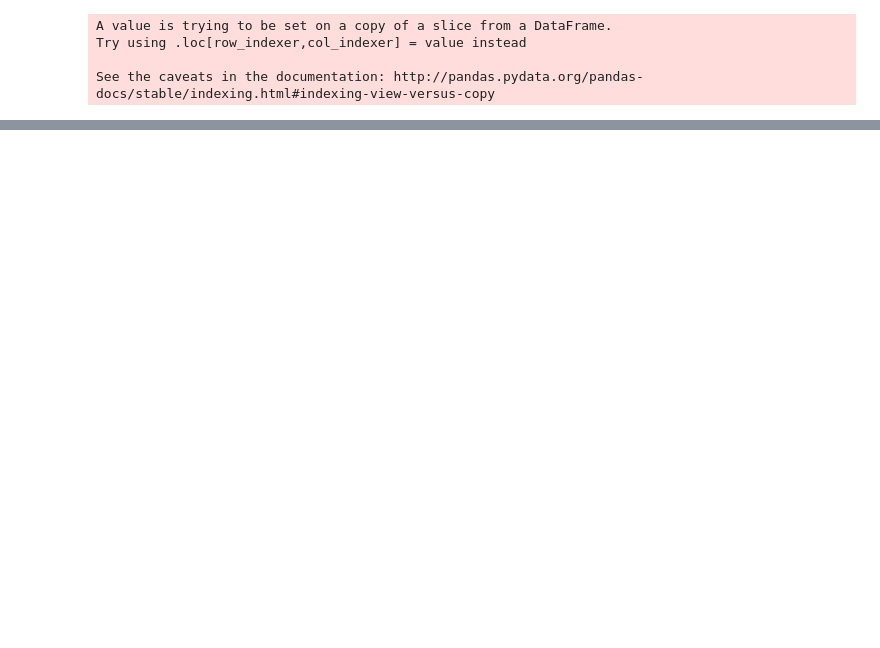
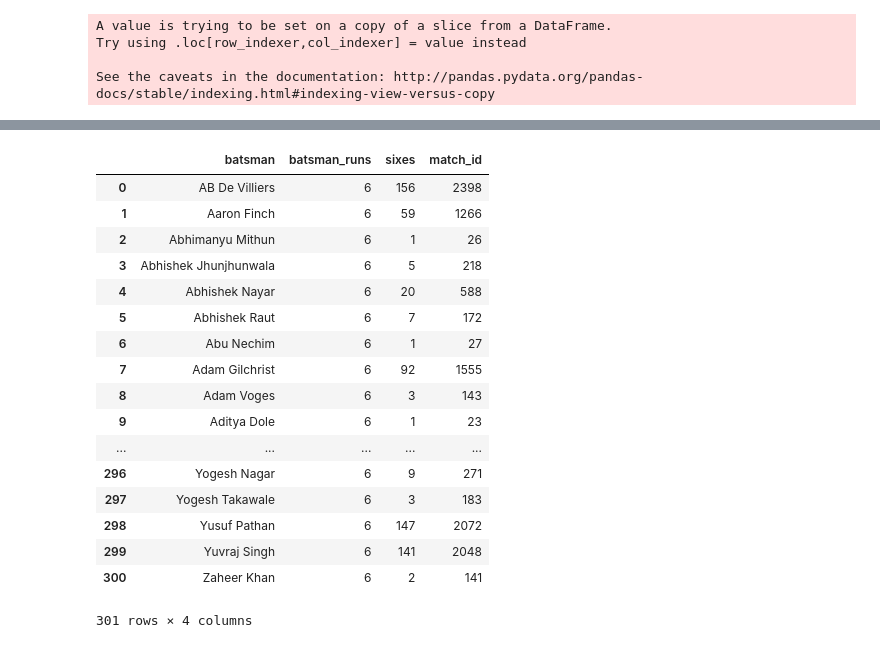
Before and after one commit to venugopalshetty1/datahackIPL, a Jupyter notebook: Untitled1 (3).ipynb, the cells around one changed output, grey strips where cells are left out. Cells and saved outputs as stored; diff of their text form; code cells hidden in the pictures; blank space fills up the shorter version.

```diff
--- a/Untitled1 (3).ipynb
+++ b/Untitled1 (3).ipynb
@@ -683,0 +987,34 @@ plotly.offline.iplot({
+# %%
+sixes=boundary_analysis[boundary_analysis['batsman_runs']==6][['match_id','batting_team','inning','batsman','batsman_runs','extra_runs']]
+# %%
+#### Top 5 six hitter in IPL
+
+
+sixes=sixes.groupby(['batsman','batsman_runs'], as_index=False)['batsman_runs'].agg({'sixes':'count'})
+# %%
+### total_matches
+
+total_matches=boundary_analysis.groupby(['batsman'], as_index=False)['match_id'].count()
+# %%
+sixes=sixes.merge(total_matches, on='batsman')
+# %%
+sixes
+# %% [output]
+|  | batsman | batsman_runs | sixes | match_id |
+| 0 | AB De Villiers | 6 | 156 | 2398 |
+| 1 | Aaron Finch | 6 | 59 | 1266 |
+| 2 | Abhimanyu Mithun | 6 | 1 | 26 |
+| 3 | Abhishek Jhunjhunwala | 6 | 5 | 218 |
+| 4 | Abhishek Nayar | 6 | 20 | 588 |
+| 5 | Abhishek Raut | 6 | 7 | 172 |
+| 6 | Abu Nechim | 6 | 1 | 27 |
+| 7 | Adam Gilchrist | 6 | 92 | 1555 |
+| 8 | Adam Voges | 6 | 3 | 143 |
+| 9 | Aditya Dole | 6 | 1 | 23 |
+| ... | ... | ... | ... | ... |
+| 296 | Yogesh Nagar | 6 | 9 | 271 |
+| 297 | Yogesh Takawale | 6 | 3 | 183 |
+| 298 | Yusuf Pathan | 6 | 147 | 2072 |
+| 299 | Yuvraj Singh | 6 | 141 | 2048 |
+| 300 | Zaheer Khan | 6 | 2 | 141 |
+301 rows × 4 columns
```
Also changed, not shown: parts of 33 cells of this notebook.
